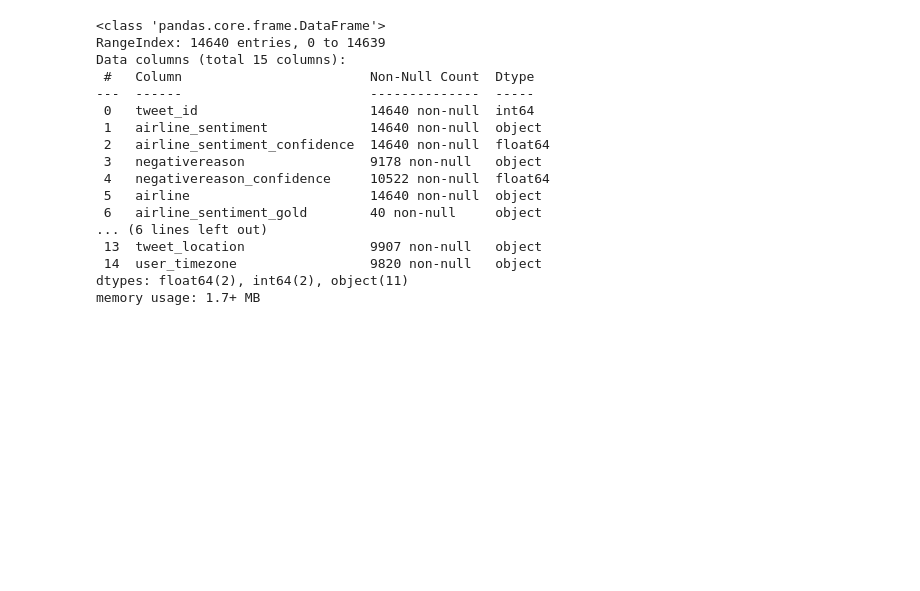
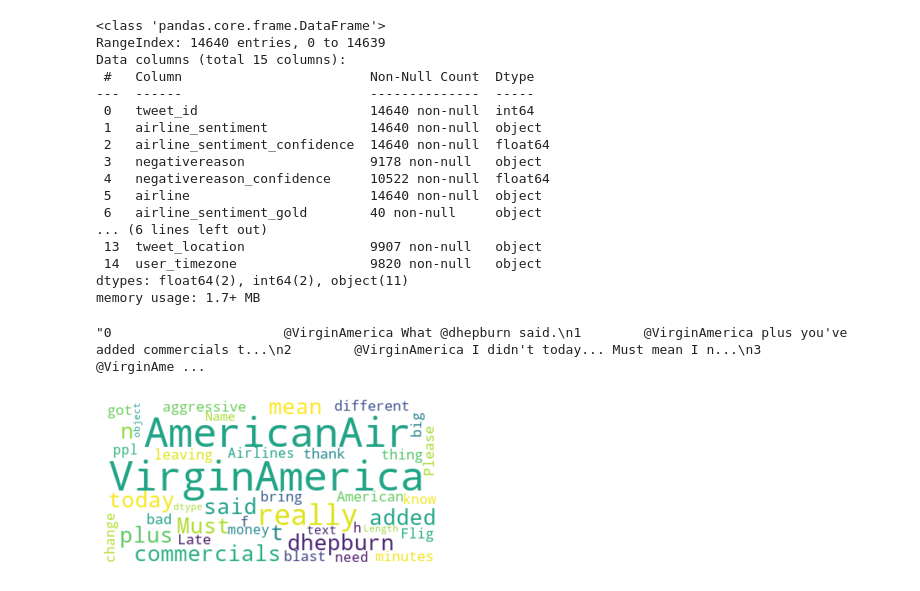
Before and after one commit to BabakBar/Sentiment-Analysis-Adv, a Jupyter notebook: Tweets Sentiment.ipynb, the cells around one changed output. Cells and saved outputs as stored; diff of their text form; code cells hidden in the pictures; blank space fills up the shorter version.

```diff
--- a/Tweets Sentiment.ipynb
+++ b/Tweets Sentiment.ipynb
@@ -1,10 +1,13 @@
 # %%
 # Word cloud of tweets
 import pandas as pd
+import matplotlib.pyplot as plt
+
 tweets = pd.read_csv("Data/Tweets.csv")
 tweets.info()
 
 text_tweet=str(tweets['text'])
+text_tweet
 # %% [output]
 <class 'pandas.core.frame.DataFrame'>
 RangeIndex: 14640 entries, 0 to 14639
@@ -23,17 +26,20 @@ Data columns (total 15 columns):
  14  user_timezone                 9820 non-null   object
 dtypes: float64(2), int64(2), object(11)
 memory usage: 1.7+ MB
+"0                      @VirginAmerica What @dhepburn said.\n1        @VirginAmerica plus you've added commercials t...\n2        @VirginAmerica I didn't today... Must mean I n...\n3        @VirginAme ...
 # %%
 
 # Import the word cloud function
 from wordcloud import WordCloud, STOPWORDS
 
 # Create and generate a word cloud image
-my_cloud = WordCloud(background_color='white').____(text_tweet)
+my_cloud = WordCloud(background_color='white').generate(text_tweet)
 
 # Display the generated wordcloud image
 plt.imshow(my_cloud, interpolation='bilinear')
 plt.axis("off")
 
 # Don't forget to show the final image
 plt.show()
+# %% [output]
+[figure, added]
```
